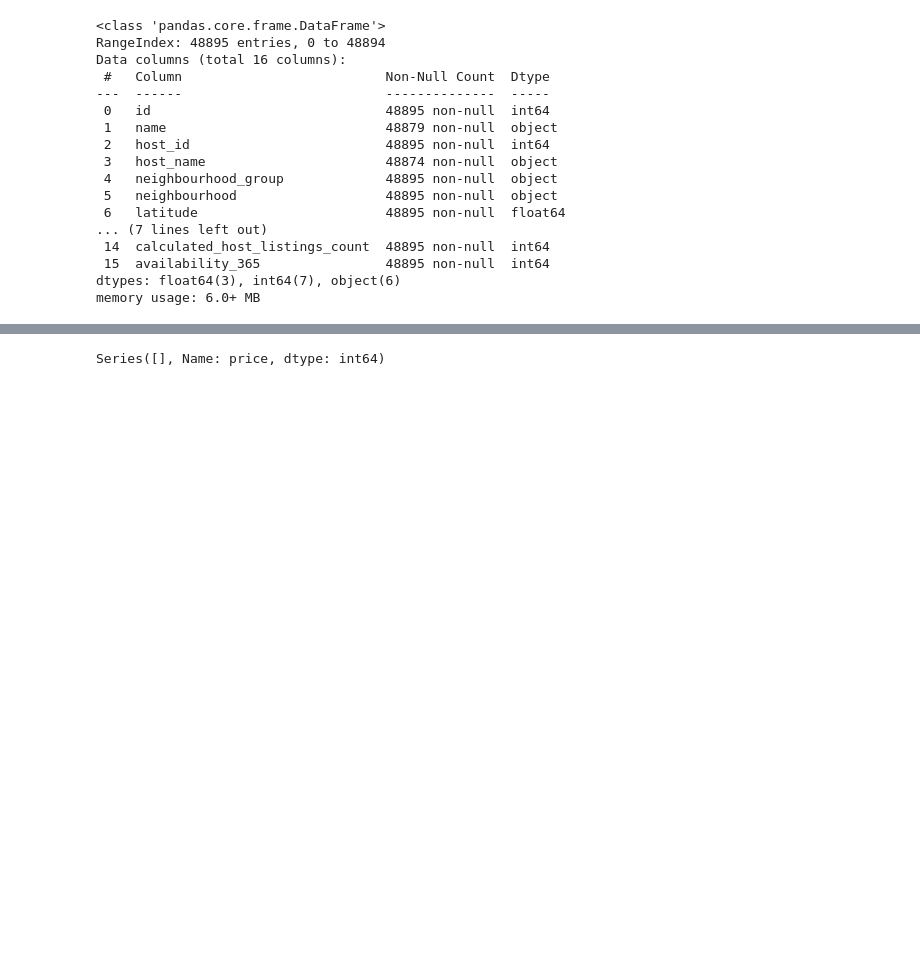
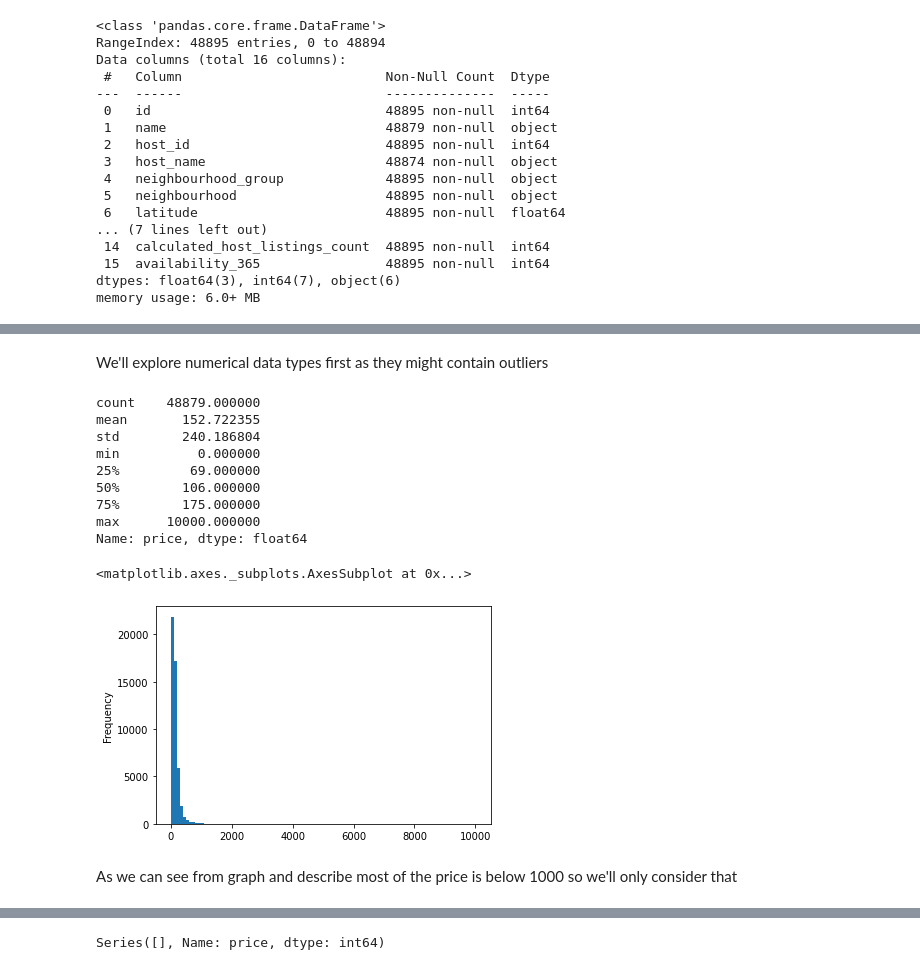
Before and after one commit to KChittaranjan/airbnb-data-analysis, a Jupyter notebook: AirBnB_Capstone_Project_Chittaranjan.ipynb, the cells around one changed output, grey strips where cells are left out. Cells and saved outputs as stored; diff of their text form; code cells hidden in the pictures; blank space fills up the shorter version.

```diff
--- a/AirBnB_Capstone_Project_Chittaranjan.ipynb
+++ b/AirBnB_Capstone_Project_Chittaranjan.ipynb
@@ -61,3 +71,0 @@ df['reviews_per_month'].fillna(0,inplace = True)
-# %%
-#filling null value as the minimum date that's there in the entire dataframe
-df['last_review'].fillna(df['last_review'].min(),inplace = True)
@@ -102,2 +71,0 @@ df['price'].plot(kind='box')
-# %%
-df = df[df['price'] < 2000]
@@ -139,0 +154,19 @@ Number of reviews can be like this
+# %% [markdown]
+We'll explore numerical data types first as they might contain outliers
+# %%
+print(df['price'].describe())
+df['price'].plot.hist(bins=100)
+# %% [output]
+count    48879.000000
+mean       152.722355
+std        240.186804
+min          0.000000
+25%         69.000000
+50%        106.000000
+75%        175.000000
+max      10000.000000
+Name: price, dtype: float64
+<matplotlib.axes._subplots.AxesSubplot at 0x...>
+[figure, added]
+# %% [markdown]
+As we can see from graph and describe most of the price is below 1000 so we'll only consider that
```
Also changed, not shown: parts of 101 cells of this notebook.
